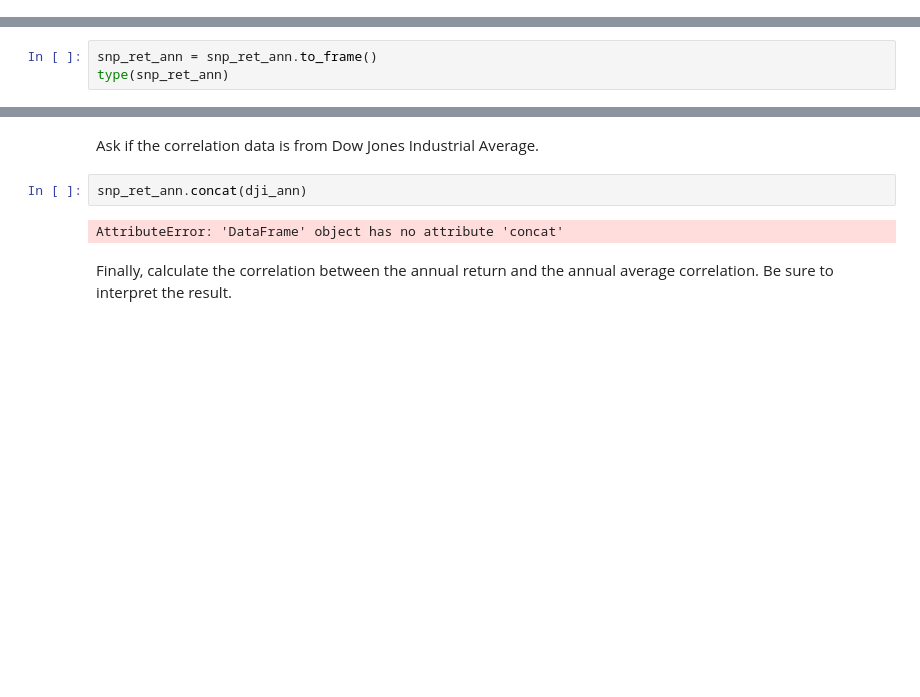
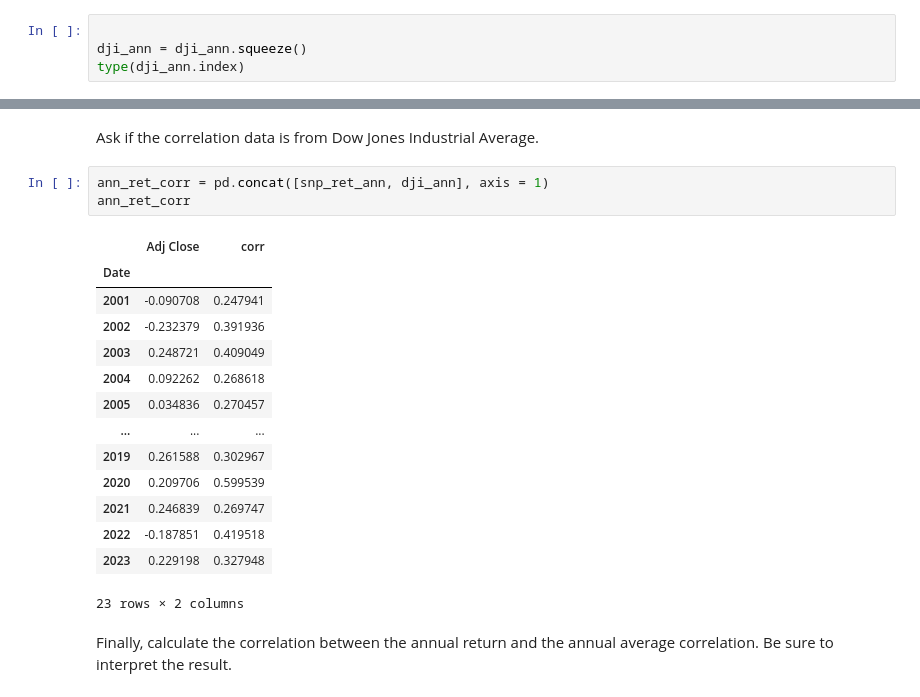
Before and after one commit to vargopal/stockMarket, a Jupyter notebook: HW1.ipynb, the cells around one changed output, grey strips where cells are left out. Drawn from its saved outputs; the diff is of its cells as text; blank space fills up the shorter version.

Commit message:
Adjusted indices for series to concatenate

```diff
--- a/HW1.ipynb
+++ b/HW1.ipynb
@@ -324 +324,5 @@ dji_ann
 23 rows × 1 columns
+# %%
+
+dji_ann = dji_ann.squeeze()
+type(dji_ann.index)
@@ -377,6 +383,3 @@ Date
 2022-12-31   -0.187851
 2023-12-31    0.229198
 Freq: A-DEC, Name: Adj Close, Length: 23, dtype: float64
-# %%
-snp_ret_ann = snp_ret_ann.to_frame()
-type(snp_ret_ann)
@@ -388,9 +409,23 @@ Combine the index annual return data with the average correlation data.
 You can use `pd.merge` but `pd.concat` might be easier if you first make sure both Series have the same index.
 # %% [markdown]
 Ask if the correlation data is from Dow Jones Industrial Average.
-# %%
-snp_ret_ann.concat(dji_ann)
-# %% [output]
-AttributeError: 'DataFrame' object has no attribute 'concat'
+# %%
+ann_ret_corr = pd.concat([snp_ret_ann, dji_ann], axis = 1)
+ann_ret_corr
+# %% [output]
+|  | Adj Close | corr |
+| Date |  |  |
+| 2001 | -0.090708 | 0.247941 |
+| 2002 | -0.232379 | 0.391936 |
+| 2003 | 0.248721 | 0.409049 |
+| 2004 | 0.092262 | 0.268618 |
+| 2005 | 0.034836 | 0.270457 |
+| ... | ... | ... |
+| 2019 | 0.261588 | 0.302967 |
+| 2020 | 0.209706 | 0.599539 |
+| 2021 | 0.246839 | 0.269747 |
+| 2022 | -0.187851 | 0.419518 |
+| 2023 | 0.229198 | 0.327948 |
+23 rows × 2 columns
 # %% [markdown]
 Finally, calculate the correlation between the annual return and the annual average correlation. Be sure to interpret the result.
```
Also changed, not shown: parts of 17 cells of this notebook.
